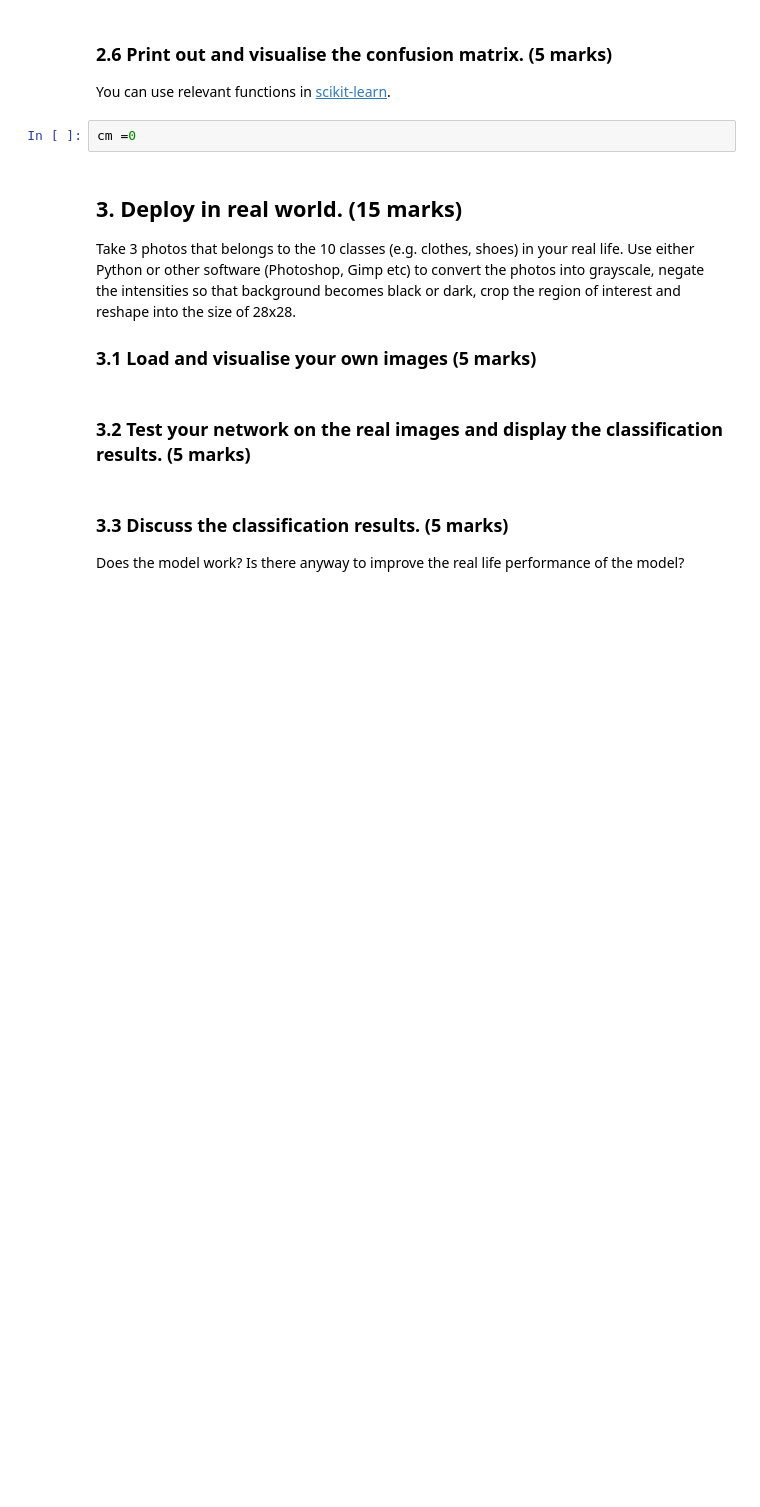
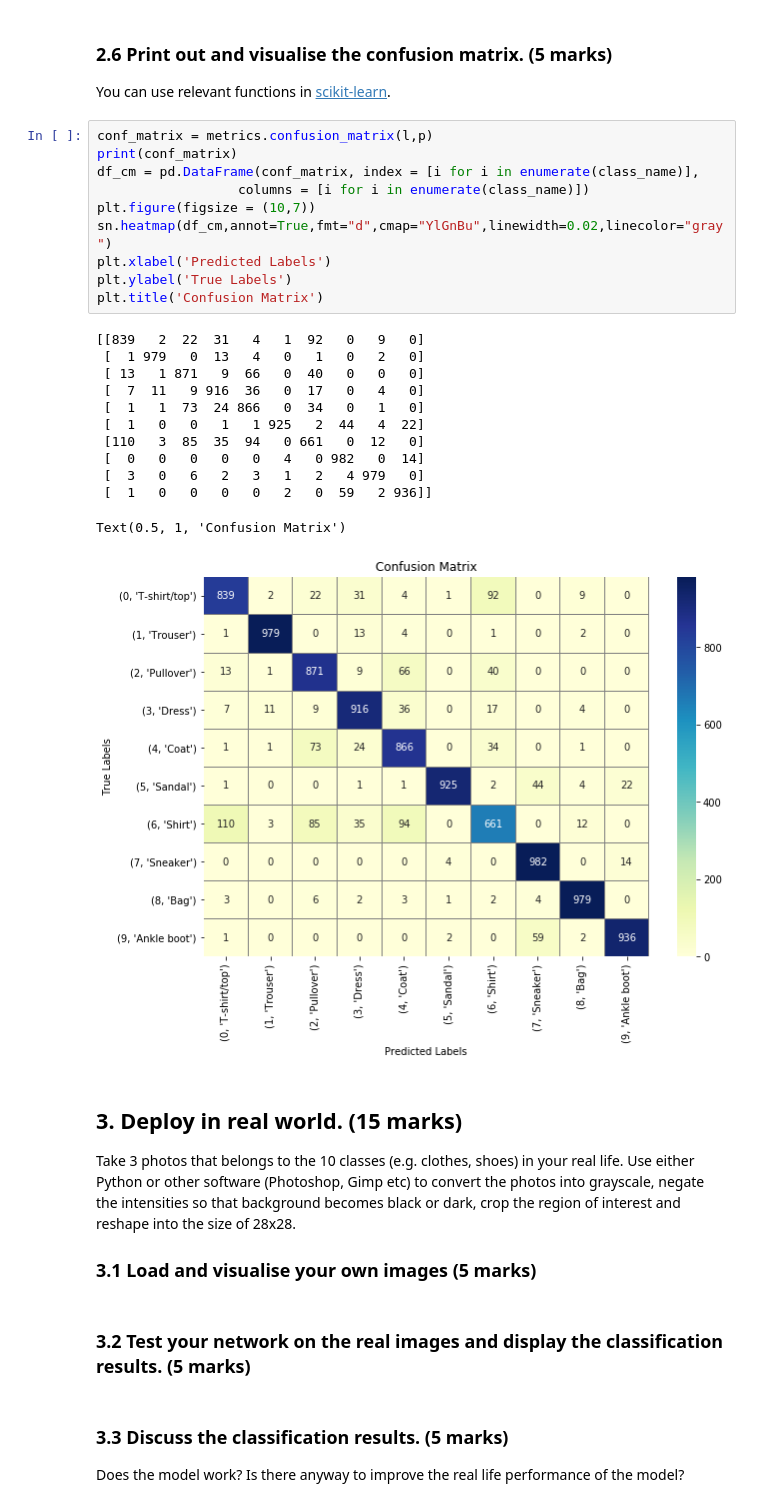
Before and after one commit to lengwe/Computer_Vision_2020, a Jupyter notebook: coursework_2/coursework_2.ipynb, the cells around one changed output. Drawn from its saved outputs; the diff is of its cells as text; blank space fills up the shorter version.

```diff
--- a/coursework_2/coursework_2.ipynb
+++ b/coursework_2/coursework_2.ipynb
@@ -261,8 +279,29 @@ The classification accuracy on the test set is: 89.270 %
 # %% [markdown]
 ### 2.6 Print out and visualise the confusion matrix. (5 marks)
 You can use relevant functions in [scikit-learn](https://scikit-learn.org/stable/modules/classes.html#module-sklearn.metrics).
-# %%
-cm =0
+# %%
+conf_matrix = metrics.confusion_matrix(l,p)
+print(conf_matrix)
+df_cm = pd.DataFrame(conf_matrix, index = [i for i in enumerate(class_name)],
+                  columns = [i for i in enumerate(class_name)])
+plt.figure(figsize = (10,7))
+sn.heatmap(df_cm,annot=True,fmt="d",cmap="YlGnBu",linewidth=0.02,linecolor="gray")
+plt.xlabel('Predicted Labels')
+plt.ylabel('True Labels')
+plt.title('Confusion Matrix')
+# %% [output]
+[[839   2  22  31   4   1  92   0   9   0]
+ [  1 979   0  13   4   0   1   0   2   0]
+ [ 13   1 871   9  66   0  40   0   0   0]
+ [  7  11   9 916  36   0  17   0   4   0]
+ [  1   1  73  24 866   0  34   0   1   0]
+ [  1   0   0   1   1 925   2  44   4  22]
+ [110   3  85  35  94   0 661   0  12   0]
+ [  0   0   0   0   0   4   0 982   0  14]
+ [  3   0   6   2   3   1   2   4 979   0]
+ [  1   0   0   0   0   2   0  59   2 936]]
+Text(0.5, 1, 'Confusion Matrix')
+[figure, added]
 # %% [markdown]
 ## 3. Deploy in real world. (15 marks)
 
```
Also changed, not shown: parts of 6 cells of this notebook.
